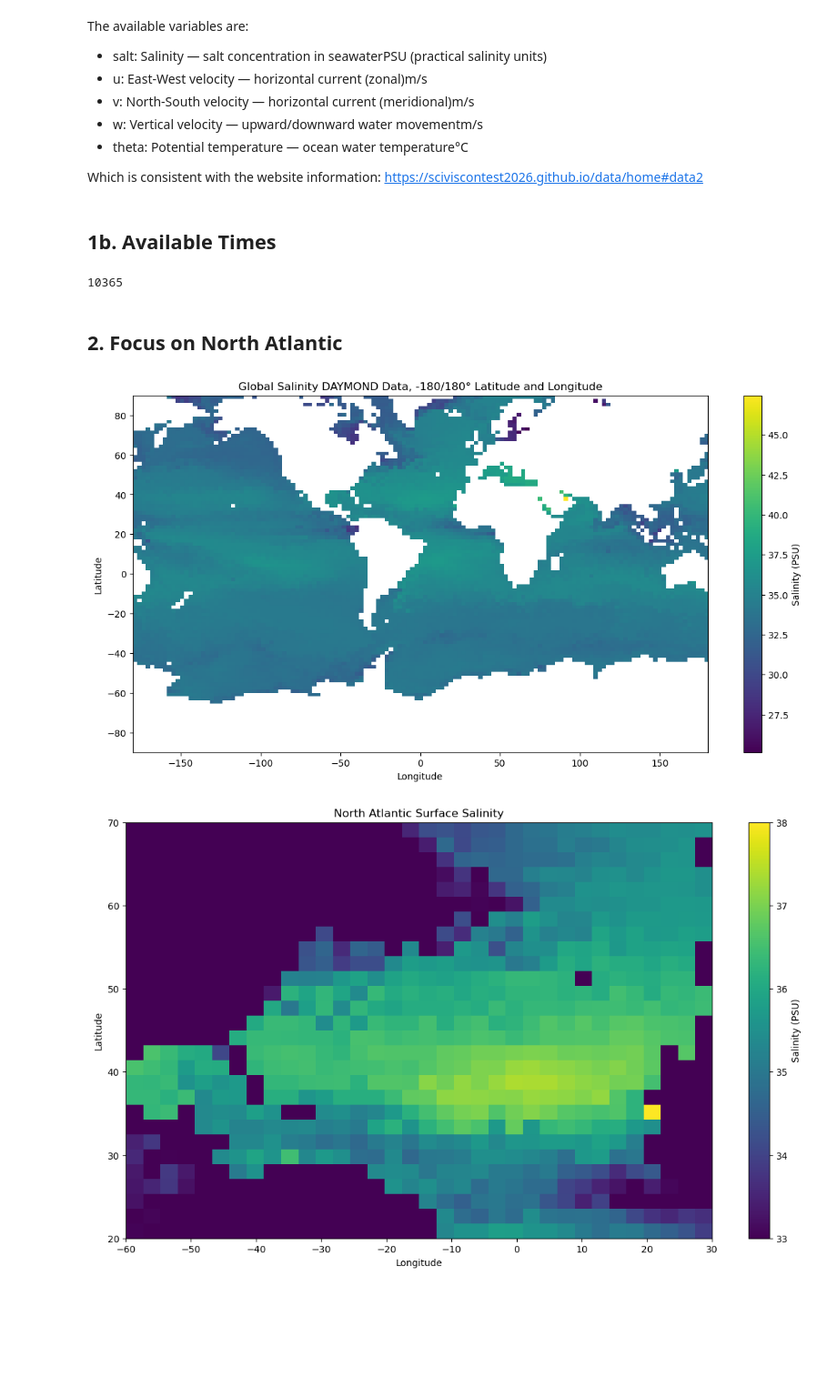
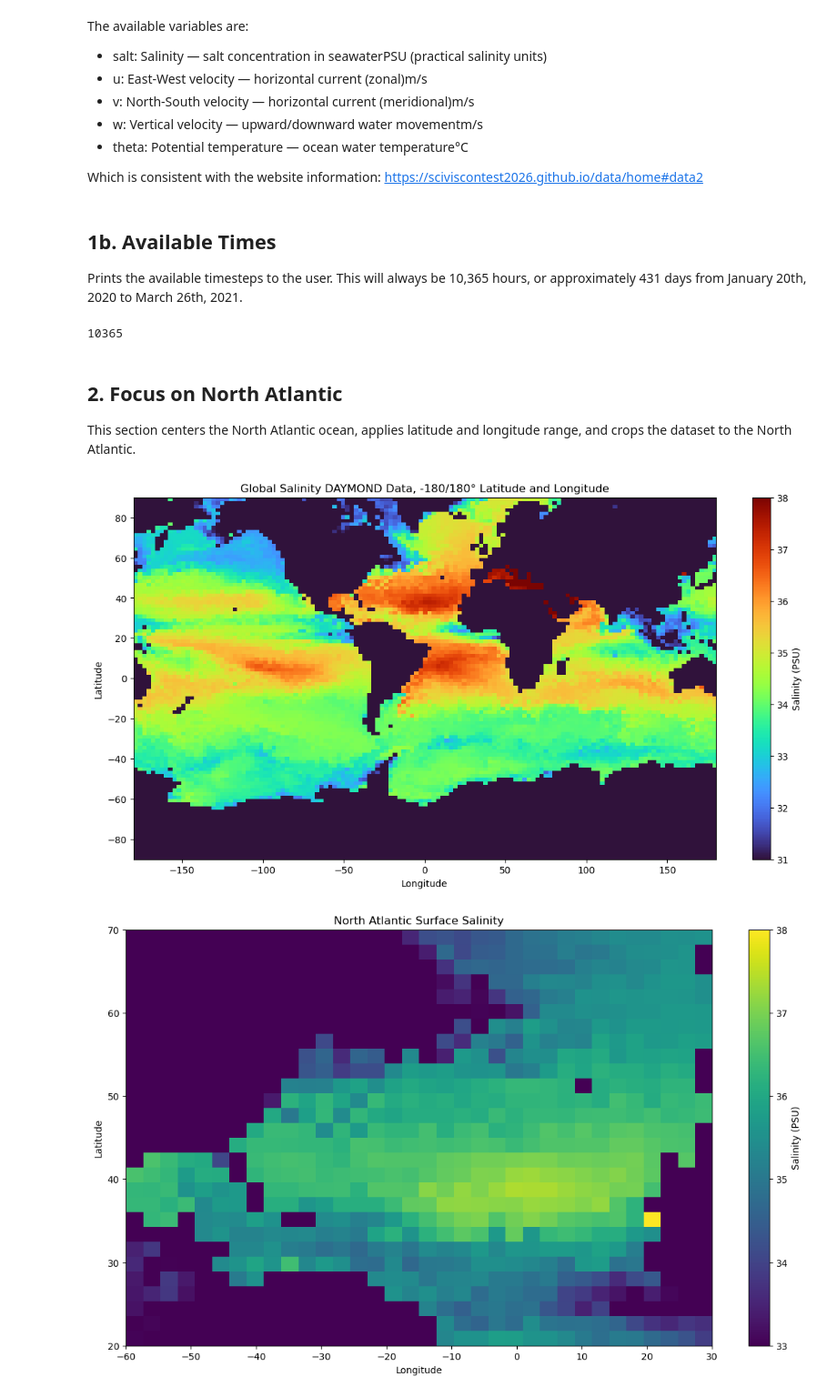
Before and after one commit to acandershock/StormcastML, a Jupyter notebook: project-code/hurricane.ipynb, the cells around one changed output. Shown at 91% size. Saved outputs shown, nothing was run; the diff lists cells and outputs as text; code cells hidden in the pictures; blank space fills up the shorter version.

```diff
--- a/project-code/hurricane.ipynb
+++ b/project-code/hurricane.ipynb
@@ -103,37 +127,46 @@ The available variables are:
 Which is consistent with the website information: https://sciviscontest2026.github.io/data/home#data2
 # %% [markdown]
 ## 1b. Available Times
+Prints the available timesteps to the user. This will always be 10,365 hours, or approximately 431 days from January 20th, 2020 to March 26th, 2021.
 # %%
 print(max(db.getTimesteps()))    # list available timesteps too
 # %% [output]
 10365
 # %% [markdown]
 ## 2. Focus on North Atlantic
+This section centers the North Atlantic ocean, applies latitude and longitude range, and crops the dataset to the North Atlantic.
 # %%
 import pandas as pd
 import numpy as np
 import datetime
 # %%
+# center the North Atlantic so the data array is no longer split
 salt_raw = data[0]  # shape (102, 135)
 
 # Roll the array so it goes -180→180 instead of 0→360
 # Midpoint is at pixel index 135//2 = 67
 salt_rolled = np.roll(salt_raw, shift=135//2, axis=1)  # shift columns by half
 
 # Now build proper -180→180 coordinates
 lons = np.linspace(-180, 180, 135)
 lats = np.linspace(-90,   90, 102)
 
+# set color maps
+cmap = plt.cm.turbo.copy()
+cmap.set_bad(color=cmap(0))
+
 # Check it looks right globally first
 plt.figure(figsize=(14, 7))
 plt.imshow(np.where(salt_rolled > 1, salt_rolled, np.nan),
            origin='lower', aspect='auto',
-           extent=[-180, 180, -90, 90])
+           extent=[-180, 180, -90, 90],
+           cmap=cmap,
+           vmin=31, vmax=38)
 plt.colorbar(label='Salinity (PSU)')
 plt.title('Global Salinity DAYMOND Data, -180/180° Latitude and Longitude')
 plt.xlabel('Longitude')
 plt.ylabel('Latitude')
 plt.show()
 # %% [output]
-[figure, old version]
+[figure, new version]
 # %%
```
Also changed, not shown: parts of 35 cells of this notebook, 1 other file.
